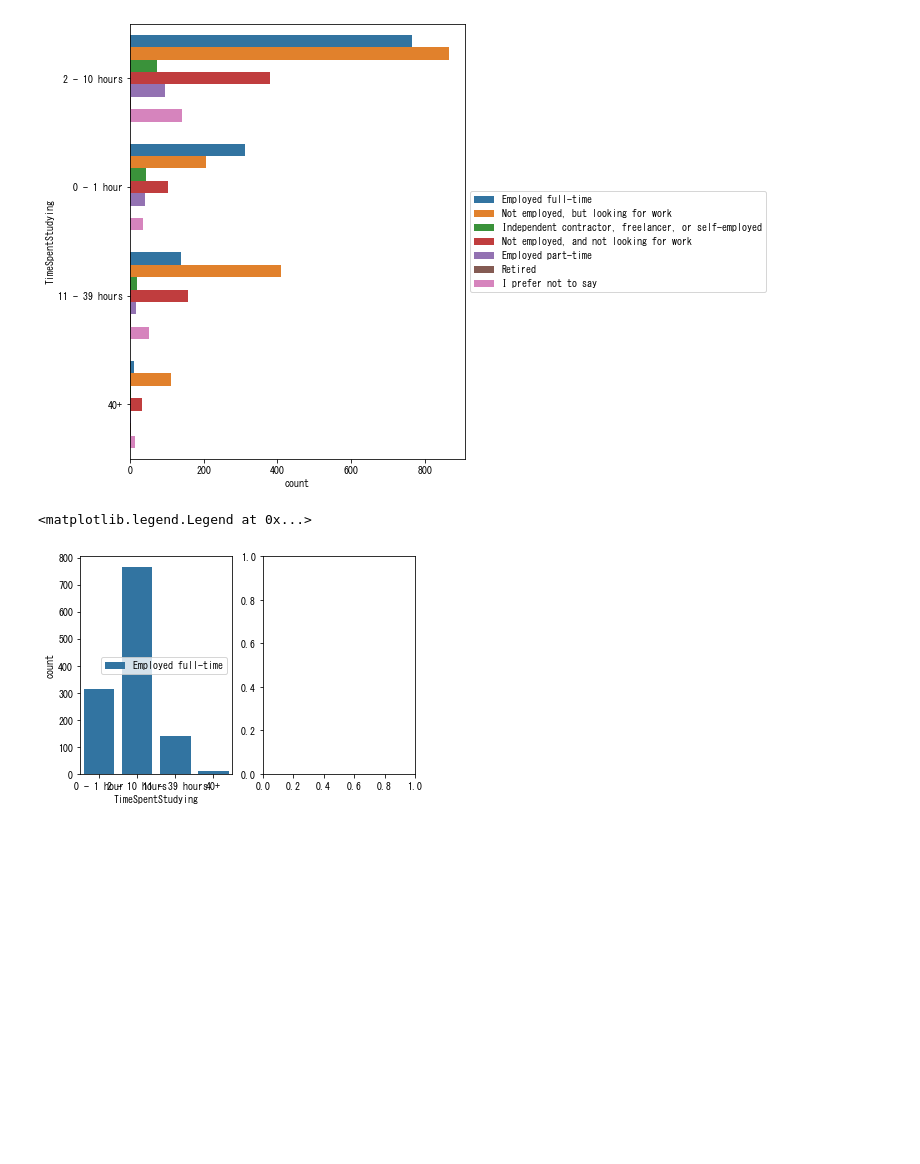
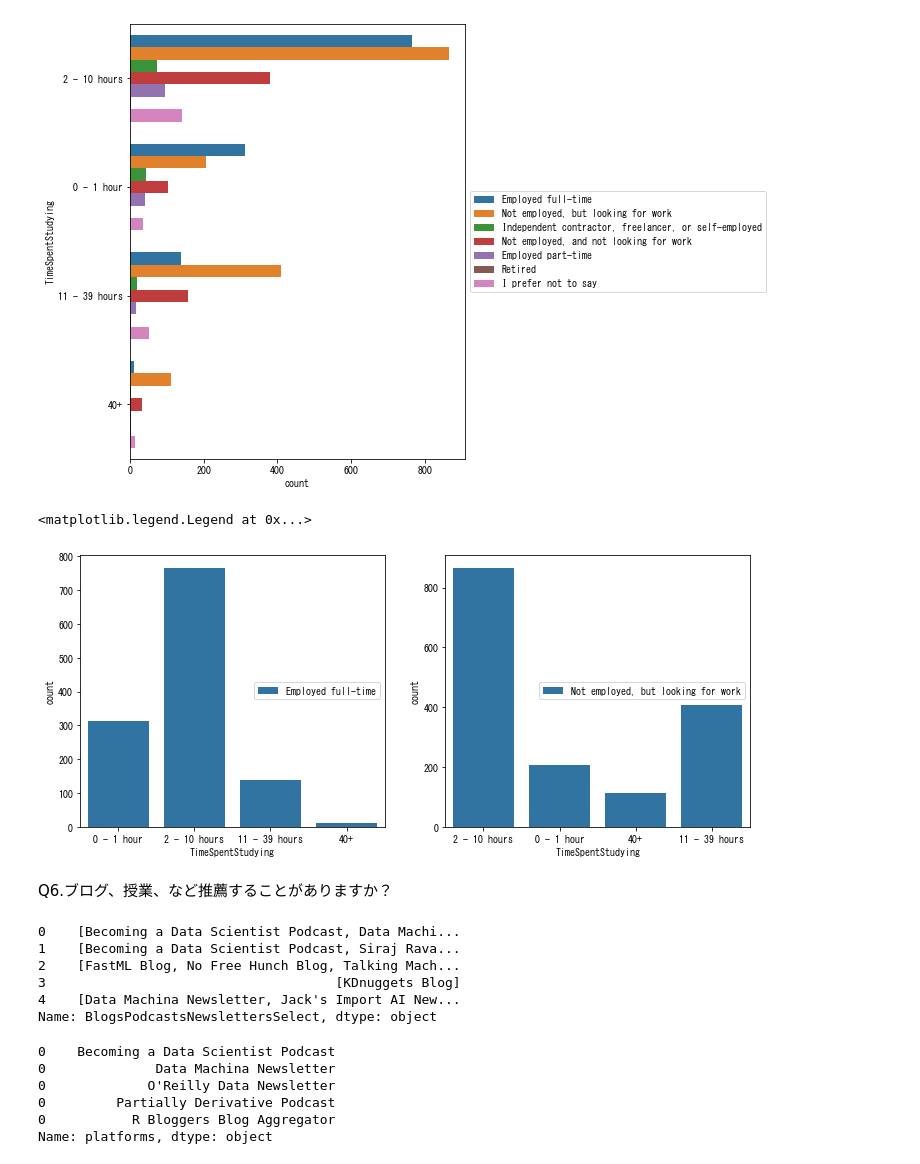
Before and after one commit to thdn1234/Python, a Jupyter notebook: Kaggle-ML-DS-survey-2017-EDA-FAQ.ipynb, the cells around one changed output. Cells and saved outputs as stored; diff of their text form; code cells hidden in the pictures; blank space fills up the shorter version.

```diff
--- a/Kaggle-ML-DS-survey-2017-EDA-FAQ.ipynb
+++ b/Kaggle-ML-DS-survey-2017-EDA-FAQ.ipynb
@@ -512,22 +504,47 @@ sns.countplot(y='TimeSpentStudying', data=mcq, hue= 'EmploymentStatus'
 # %%
 full_time = mcq[(mcq['TimeSpentStudying']).notnull() &
                 (mcq['EmploymentStatus'] == 'Employed full-time')]
-full_time
-# data = mcq[(mcq['TimeSpentStudying']).notnull() ]
-#            &  ((mcq['EmploymentStatus'] == 'Employed full-time'))]
-# data
-queryure, (ax1, ax2) = plt.subplots(ncols=2)
+
+looking_for_job = mcq[(mcq['TimeSpentStudying']).notnull() &
+             (mcq['EmploymentStatus'].str.contains('but looking for work'))]
+
+figure, (ax1, ax2) = plt.subplots(ncols=2)
 
 figure.set_size_inches(12,5)
 sns.countplot(x='TimeSpentStudying',
              data=full_time,
              hue='EmploymentStatus', ax=ax1
              ).legend(loc='center right',bbox_to_anchor=(1,0.5))
 
-# sns.countplot(x='TimeSpentStudying',
-#              data=looking_for_job,
-#              hue='EmploymentStatus', ax=ax2
-#              ).legend(loc='center right',bbox_to_anchor=(1,0.5))
+sns.countplot(x='TimeSpentStudying',
+             data=looking_for_job,
+             hue='EmploymentStatus', ax=ax2
+             ).legend(loc='center right',bbox_to_anchor=(1,0.5))
 # %% [output]
 <matplotlib.legend.Legend at 0x...>
-[figure, old version]
+[figure, new version]
+# %% [markdown]
+Q6.ブログ、授業、など推薦することがありますか？
+# %%
+mcq['BlogsPodcastsNewslettersSelect'] = mcq[
+    'BlogsPodcastsNewslettersSelect'].astype('str').apply(lambda x: x.split(','))
+mcq['BlogsPodcastsNewslettersSelect'].head()
+# %% [output]
+0    [Becoming a Data Scientist Podcast, Data Machi...
+1    [Becoming a Data Scientist Podcast, Siraj Rava...
+2    [FastML Blog, No Free Hunch Blog, Talking Mach...
+3                                     [KDnuggets Blog]
+4    [Data Machina Newsletter, Jack's Import AI New...
+Name: BlogsPodcastsNewslettersSelect, dtype: object
+# %%
+s = mcq.apply(lambda x: pd.Series(x['BlogsPodcastsNewslettersSelect']),
+             axis=1).stack().reset_index(level=1,drop=True)
+s.name = 'platforms'
+s.head()
+# %% [output]
+0    Becoming a Data Scientist Podcast
+0              Data Machina Newsletter
+0             O'Reilly Data Newsletter
+0         Partially Derivative Podcast
+0           R Bloggers Blog Aggregator
+Name: platforms, dtype: object
```
Also changed, not shown: parts of 23 cells of this notebook.
